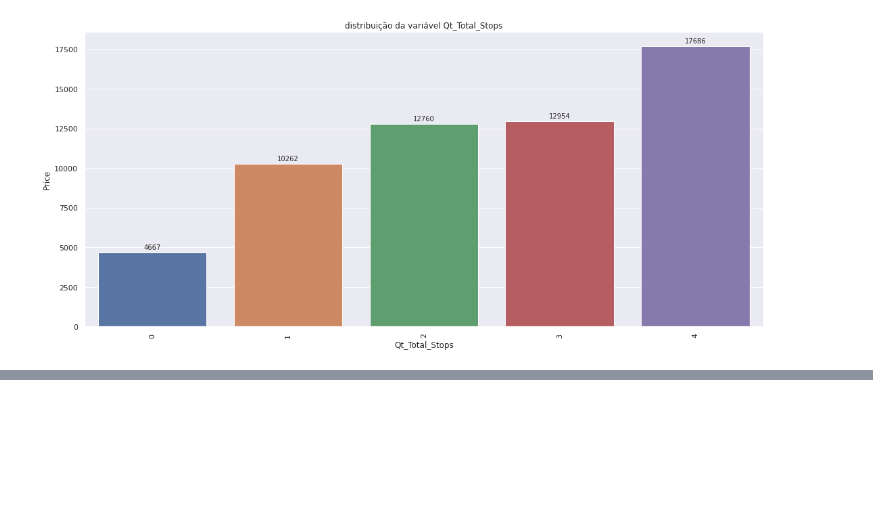
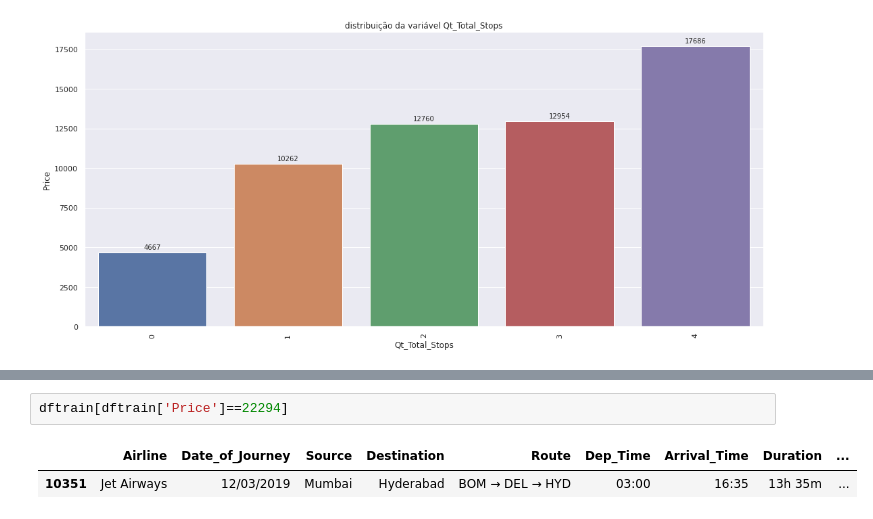
Before and after one commit to HedersonSantos/PredictFligthTicket, a Jupyter notebook: TransformersAndAnalysis.ipynb, the cells around one changed output, grey strips where cells are left out. Saved outputs shown, nothing was run; the diff lists cells and outputs as text; blank space fills up the shorter version.

```diff
--- a/TransformersAndAnalysis.ipynb
+++ b/TransformersAndAnalysis.ipynb
@@ -265,0 +272,5 @@ graficocomPreco('Qt_Total_Stops',dftrain)
+# %%
+dftrain[dftrain['Price']==22294]
+# %% [output]
+|  | Airline | Date_of_Journey | Source | Destination | Route | Dep_Time | Arrival_Time | Duration | ... |
+| 10351 | Jet Airways | 12/03/2019 | Mumbai | Hyderabad | BOM → DEL → HYD | 03:00 | 16:35 | 13h 35m | ... |
```
Also changed, not shown: parts of 6 cells of this notebook.
